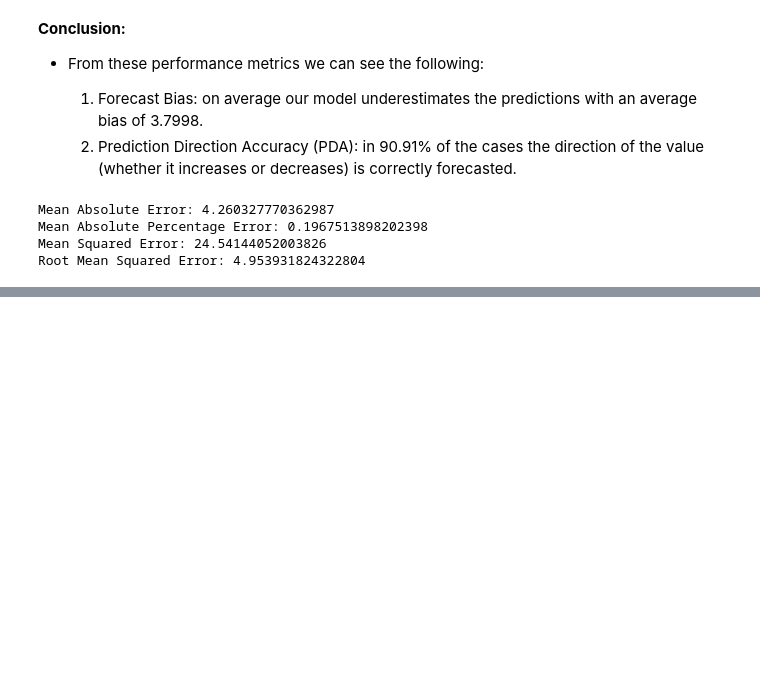
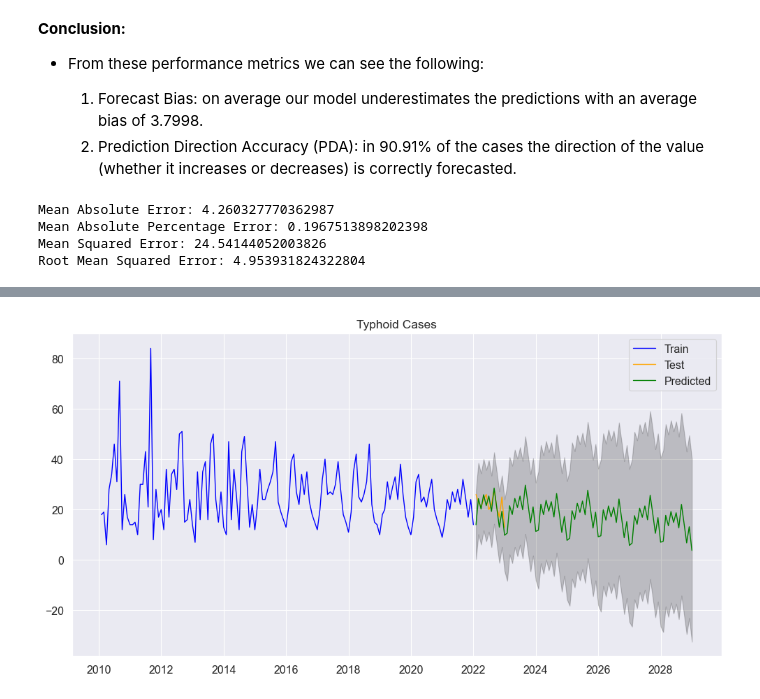
Before and after one commit to Bakari01/Time-Series-Analysis, a Jupyter notebook: Time_Series_Analysis.ipynb, the cells around one changed output, grey strips where cells are left out. Drawn from its saved outputs; the diff is of its cells as text; code cells hidden in the pictures; blank space fills up the shorter version.

```diff
--- a/Time_Series_Analysis.ipynb
+++ b/Time_Series_Analysis.ipynb
@@ -849,0 +912,9 @@ Root Mean Squared Error: 4.953931824322804
+# %%
+# Make predictions
+typhoid_predictions = typhoid_res.get_prediction(start=pd.to_datetime('2022-01-31'), end=pd.to_datetime('2028-12-31'), dynamic=False)
+
+# Get the predicted values
+predicted_values = typhoid_predictions.predicted_mean
+
+# Print the predicted values
+print(predicted_values)
@@ -849,0 +934,22 @@ Root Mean Squared Error: 4.953931824322804
+# %%
+# Get confidence intervals of predictions
+ci = typhoid_predictions.conf_int()
+
+# Plot the training data
+plt.figure(figsize=(12, 6))
+plt.plot(train_df.index, train_df, label='Train', color='blue')
+
+# Plot the test data
+plt.plot(test_df.index, test_df, label='Test', color='orange')
+
+# Plot the predicted values
+plt.plot(predicted_values.index, predicted_values, label='Predicted', color='green')
+
+# Plot the confidence intervals
+plt.fill_between(ci.index, ci.iloc[:, 0], ci.iloc[:, 1], color='k', alpha=.2)
+
+plt.legend(loc='best')
+plt.title('Typhoid Cases')
+plt.show()
+# %% [output]
+[figure, added]
```
Also changed, not shown: parts of 14 cells of this notebook.
